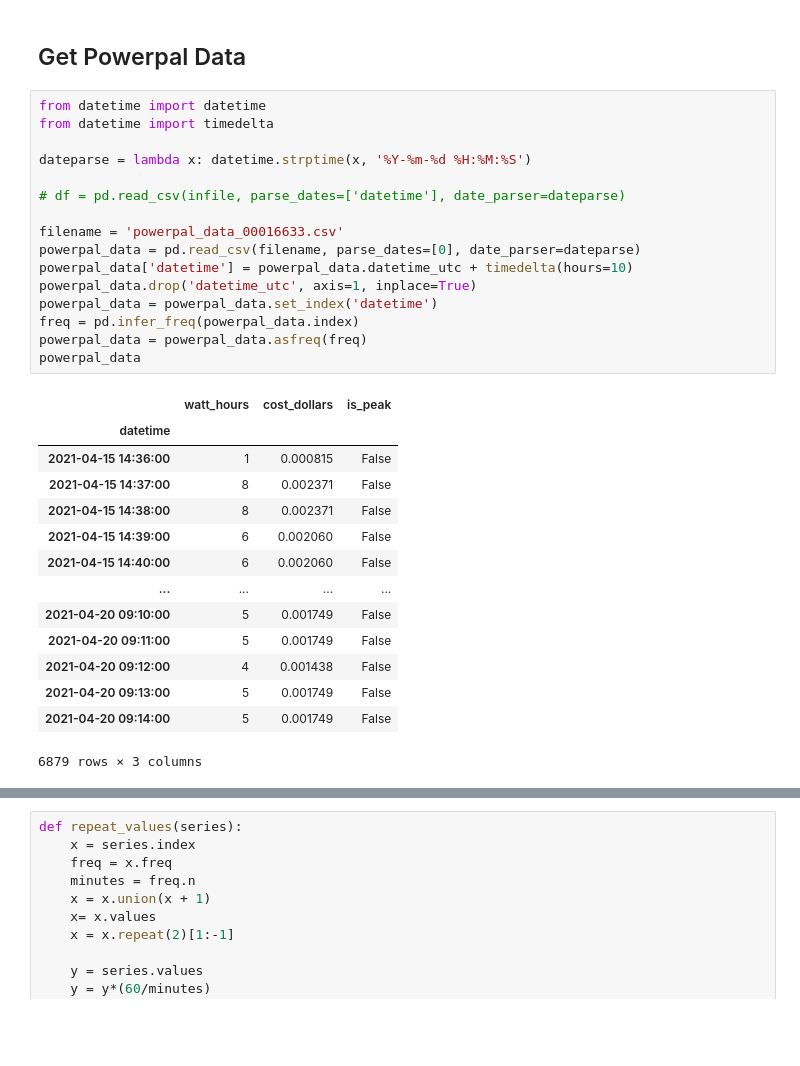
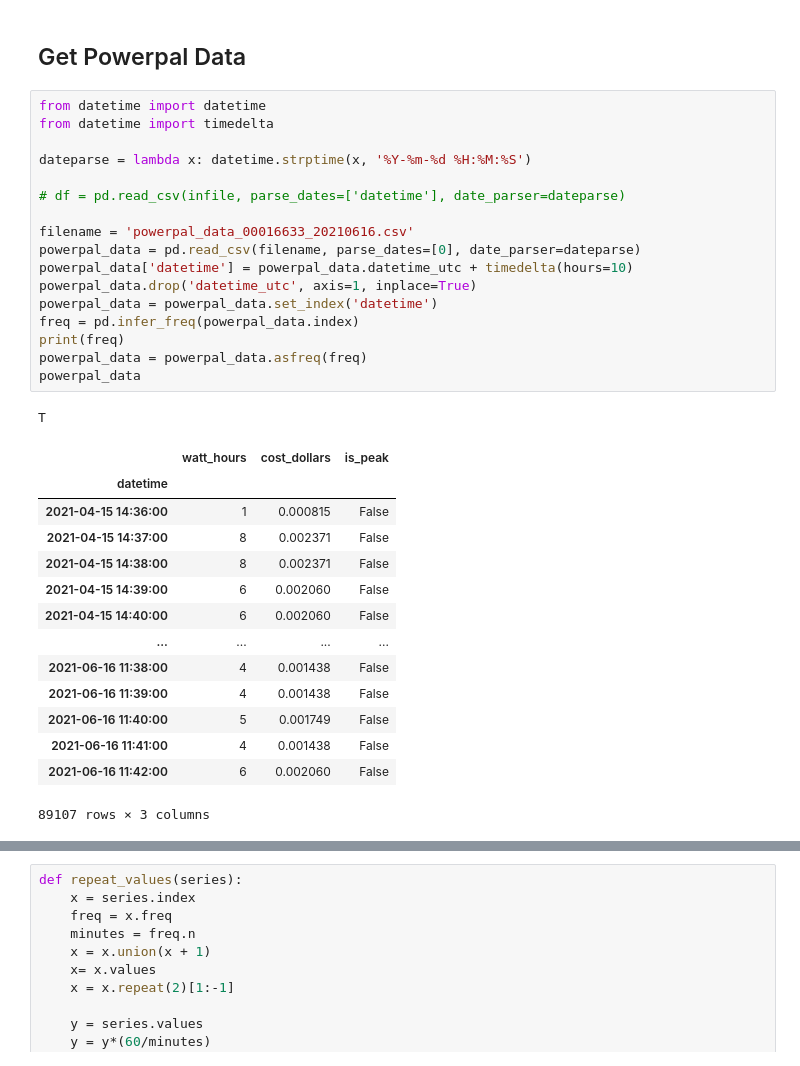
Before and after one commit to Hoops01/MeterDataAnalysis, a Jupyter notebook: MeterDataExtract.ipynb, the cells around one changed output, grey strips where cells are left out. Saved outputs shown, nothing was run; the diff lists cells and outputs as text; blank space fills up the shorter version.

```diff
--- a/MeterDataExtract.ipynb
+++ b/MeterDataExtract.ipynb
@@ -114,31 +118,33 @@ dcf
 # %%
 from datetime import datetime
 from datetime import timedelta
 
 dateparse = lambda x: datetime.strptime(x, '%Y-%m-%d %H:%M:%S')
 
 # df = pd.read_csv(infile, parse_dates=['datetime'], date_parser=dateparse)
 
-filename = 'powerpal_data_00016633.csv'
+filename = 'powerpal_data_00016633_20210616.csv'
 powerpal_data = pd.read_csv(filename, parse_dates=[0], date_parser=dateparse)
 powerpal_data['datetime'] = powerpal_data.datetime_utc + timedelta(hours=10)
 powerpal_data.drop('datetime_utc', axis=1, inplace=True)
 powerpal_data = powerpal_data.set_index('datetime')
 freq = pd.infer_freq(powerpal_data.index)
+print(freq)
 powerpal_data = powerpal_data.asfreq(freq)
 powerpal_data
 # %% [output]
+T
 |  | watt_hours | cost_dollars | is_peak |
 | datetime |  |  |  |
 | 2021-04-15 14:36:00 | 1 | 0.000815 | False |
 | 2021-04-15 14:37:00 | 8 | 0.002371 | False |
 | 2021-04-15 14:38:00 | 8 | 0.002371 | False |
 | 2021-04-15 14:39:00 | 6 | 0.002060 | False |
 | 2021-04-15 14:40:00 | 6 | 0.002060 | False |
 | ... | ... | ... | ... |
-| 2021-04-20 09:10:00 | 5 | 0.001749 | False |
-| 2021-04-20 09:11:00 | 5 | 0.001749 | False |
-| 2021-04-20 09:12:00 | 4 | 0.001438 | False |
-| 2021-04-20 09:13:00 | 5 | 0.001749 | False |
-| 2021-04-20 09:14:00 | 5 | 0.001749 | False |
+| 2021-06-16 11:38:00 | 4 | 0.001438 | False |
+| 2021-06-16 11:39:00 | 4 | 0.001438 | False |
+| 2021-06-16 11:40:00 | 5 | 0.001749 | False |
+| 2021-06-16 11:41:00 | 4 | 0.001438 | False |
+| 2021-06-16 11:42:00 | 6 | 0.002060 | False |
-6879 rows × 3 columns
+89107 rows × 3 columns
```
Also changed, not shown: parts of 74 cells of this notebook.
